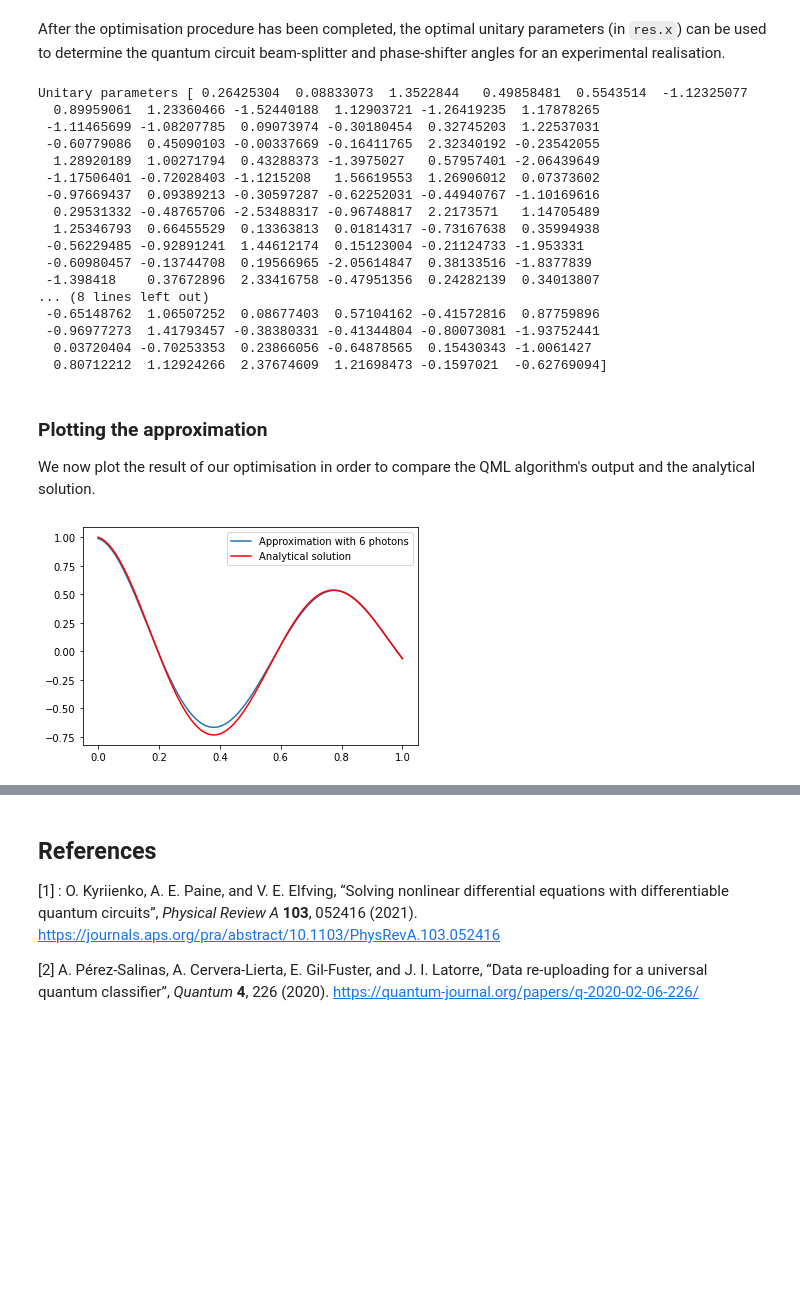
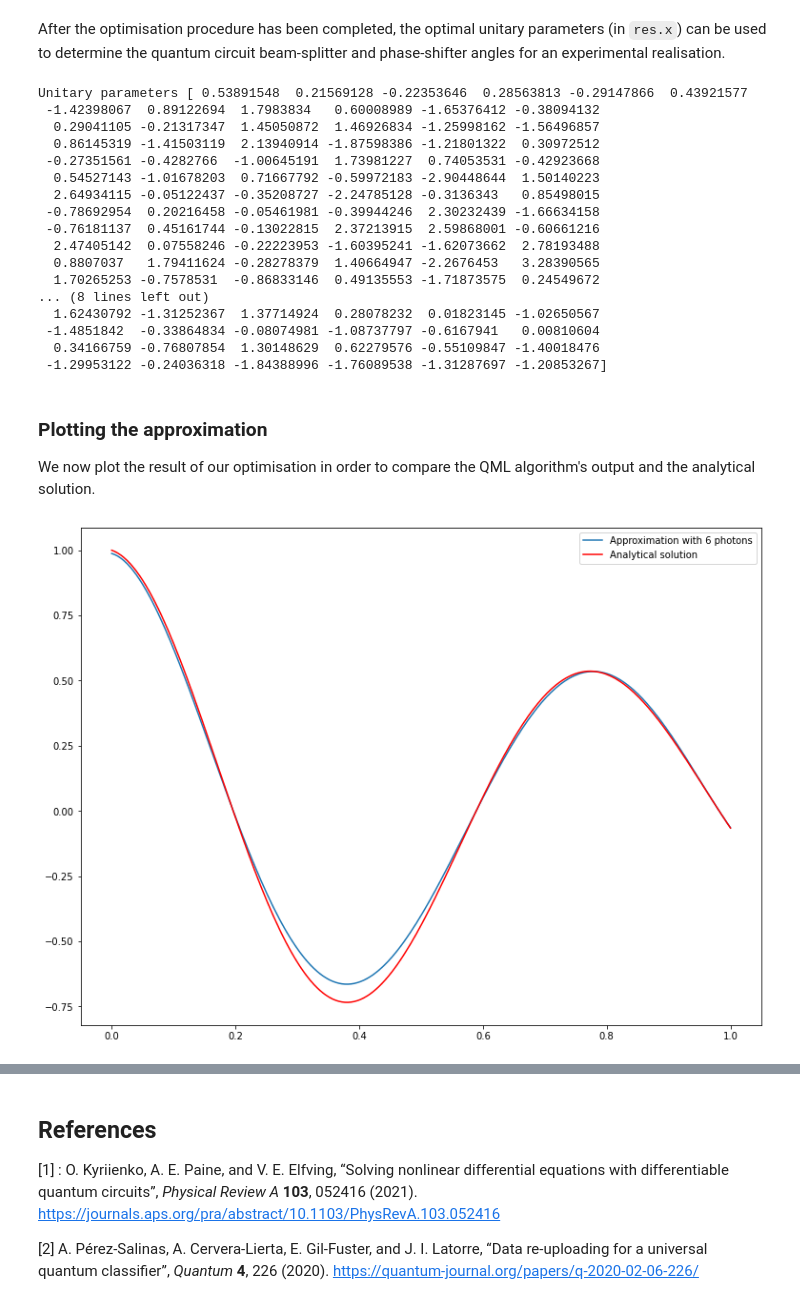
Before and after one commit to Quandela/Perceval, a Jupyter notebook: docs/source/notebooks/Differential equation solving.ipynb, the cells around one changed output, grey strips where cells are left out. Cells and saved outputs as stored; diff of their text form; code cells hidden in the pictures; blank space fills up the shorter version.

```diff
--- a/docs/source/notebooks/Differential equation solving.ipynb
+++ b/docs/source/notebooks/Differential equation solving.ipynb
@@ -87,8 +87,8 @@ We define here the value of the differential equation parameters and boundary co
 lambd = 8
 kappa = 0.1
 
-def F(u_prime, u, x):       # DE
-    return (u_prime(x) + lambd * u(x) * (kappa + np.tan(lambd * x)))
+def F(u_prime, u, x):       # DE, works with numpy arrays
+    return u_prime + lambd * u * (kappa + np.tan(lambd * x))
 # %%
 # Boundary condition (f(x_0)=f_0)
 x_0 = 0
@@ -113,7 +113,7 @@ fock_dim = comb(N + m - 1, N)
 # lambda coefficients for all the possible outputs
 lambda_random = 2 * a * np.random.rand(fock_dim) - a
 # dx serves for the numerical differentiation of f
-dx = (range_max-range_min) / 1000
+dx = (range_max-range_min) / n_grid
 # %%
 # Input state with N photons and m modes
 input_state = pcvl.BasicState([1]*N+[0]*(m-N))
@@ -170,19 +170,31 @@ def computation(params):
     # boundary condition given a weight eta
     loss = eta * (f_theta_0 - f_0) ** 2 * len(X)
 
-    def ldiff(x):
-        i, j = 0, 0
+    # Y[0] is before the domain we are interested in (used for differentiation), x_0 is at Y[1]
+    Y = np.zeros(n_grid + 2)
+
+    # x_0 is at the beginning of the domain, already calculated
+    Y[1] = f_theta_0
+
+    px.set_value(range_min - dx)
+    s1.U = c.compute_unitary(use_symbolic=False)
+    Y[0] = np.sum(np.multiply(s1.all_prob(input_state), coefs))
+
+
+    for i in range(1, n_grid):
+        x = X[i]
         px.set_value(x)
-        s1.U = c.compute_unitary()
-        f_theta = np.sum(np.multiply(s1.all_prob(input_state), coefs))
-        px.set_value(x+dx)
-        s1.U = c.compute_unitary()
-        f_theta_dx = np.sum(np.multiply(s1.all_prob(input_state), coefs))
-        diff_f_theta = (f_theta_dx - f_theta) / dx
-        return (diff_f_theta + lambd * (kappa + np.tan(lambd * x)) * f_theta) ** 2
+        s1.U = c.compute_unitary(use_symbolic=False)
+        Y[i + 1] = np.sum(np.multiply(s1.all_prob(input_state), coefs))
 
-    for x in X:
-        loss += ldiff(x)
+    px.set_value(range_max + dx)
+    s1.U = c.compute_unitary(use_symbolic=False)
+    Y[n_grid + 1] = np.sum(np.multiply(s1.all_prob(input_state), coefs))
+
+    # Differentiation
+    Y_prime = (Y[2:] - Y[:-2])/(2*dx)
+
+    loss += np.sum((F(Y_prime, Y[1:-1], X))**2)
 
     current_loss = loss / len(X)
     return current_loss
@@ -217,23 +229,23 @@ After the optimisation procedure has been completed, the optimal unitary paramet
 # %%
 print("Unitary parameters", res.x)
 # %% [output]
-Unitary parameters [ 0.26425304  0.08833073  1.3522844   0.49858481  0.5543514  -1.12325077
-  0.89959061  1.23360466 -1.52440188  1.12903721 -1.26419235  1.17878265
- -1.11465699 -1.08207785  0.09073974 -0.30180454  0.32745203  1.22537031
- -0.60779086  0.45090103 -0.00337669 -0.16411765  2.32340192 -0.23542055
-  1.28920189  1.00271794  0.43288373 -1.3975027   0.57957401 -2.06439649
- -1.17506401 -0.72028403 -1.1215208   1.56619553  1.26906012  0.07373602
- -0.97669437  0.09389213 -0.30597287 -0.62252031 -0.44940767 -1.10169616
-  0.29531332 -0.48765706 -2.53488317 -0.96748817  2.2173571   1.14705489
-  1.25346793  0.66455529  0.13363813  0.01814317 -0.73167638  0.35994938
- -0.56229485 -0.92891241  1.44612174  0.15123004 -0.21124733 -1.953331
- -0.60980457 -0.13744708  0.19566965 -2.05614847  0.38133516 -1.8377839
- -1.398418    0.37672896  2.33416758 -0.47951356  0.24282139  0.34013807
+Unitary parameters [ 0.53891548  0.21569128 -0.22353646  0.28563813 -0.29147866  0.43921577
+ -1.42398067  0.89122694  1.7983834   0.60008989 -1.65376412 -0.38094132
+  0.29041105 -0.21317347  1.45050872  1.46926834 -1.25998162 -1.56496857
+  0.86145319 -1.41503119  2.13940914 -1.87598386 -1.21801322  0.30972512
+ -0.27351561 -0.4282766  -1.00645191  1.73981227  0.74053531 -0.42923668
+  0.54527143 -1.01678203  0.71667792 -0.59972183 -2.90448644  1.50140223
+  2.64934115 -0.05122437 -0.35208727 -2.24785128 -0.3136343   0.85498015
+ -0.78692954  0.20216458 -0.05461981 -0.39944246  2.30232439 -1.66634158
+ -0.76181137  0.45161744 -0.13022815  2.37213915  2.59868001 -0.60661216
+  2.47405142  0.07558246 -0.22223953 -1.60395241 -1.62073662  2.78193488
+  0.8807037   1.79411624 -0.28278379  1.40664947 -2.2676453   3.28390565
+  1.70265253 -0.7578531  -0.86833146  0.49135553 -1.71873575  0.24549672
 ... (8 lines left out)
- -0.65148762  1.06507252  0.08677403  0.57104162 -0.41572816  0.87759896
- -0.96977273  1.41793457 -0.38380331 -0.41344804 -0.80073081 -1.93752441
-  0.03720404 -0.70253353  0.23866056 -0.64878565  0.15430343 -1.0061427
-  0.80712212  1.12924266  2.37674609  1.21698473 -0.1597021  -0.62769094]
+  1.62430792 -1.31252367  1.37714924  0.28078232  0.01823145 -1.02650567
+ -1.4851842  -0.33864834 -0.08074981 -1.08737797 -0.6167941   0.00810604
+  0.34166759 -0.76807854  1.30148629  0.62279576 -0.55109847 -1.40018476
+ -1.29953122 -0.24036318 -1.84388996 -1.76089538 -1.31287697 -1.20853267]
 # %% [markdown]
 ### Plotting the approximation
 
@@ -257,13 +269,18 @@ def plot_solution(m, N, X, optim_params, lambda_random):
     plt.plot(X, Y, label="Approximation with {} photons".format(N))
 # %%
 X = np.linspace(range_min, range_max, 200)
+
+# Change the plot size
+default_figsize = mpl.rcParamsDefault['figure.figsize']
+mpl.rcParams['figure.figsize'] = [2 * value for value in default_figsize]
+
 plot_solution(m, N, X, res.x, lambda_random)
 
 plt.plot(X, u(X), 'r', label='Analytical solution')
 plt.legend()
 plt.show()
 # %% [output]
-[figure, old version]
+[figure, new version]
 # %%
 plt.plot([v[0] for v in loss_evolution])
 plt.yscale("log")
```
Also changed, not shown: parts of 3 cells of this notebook.
